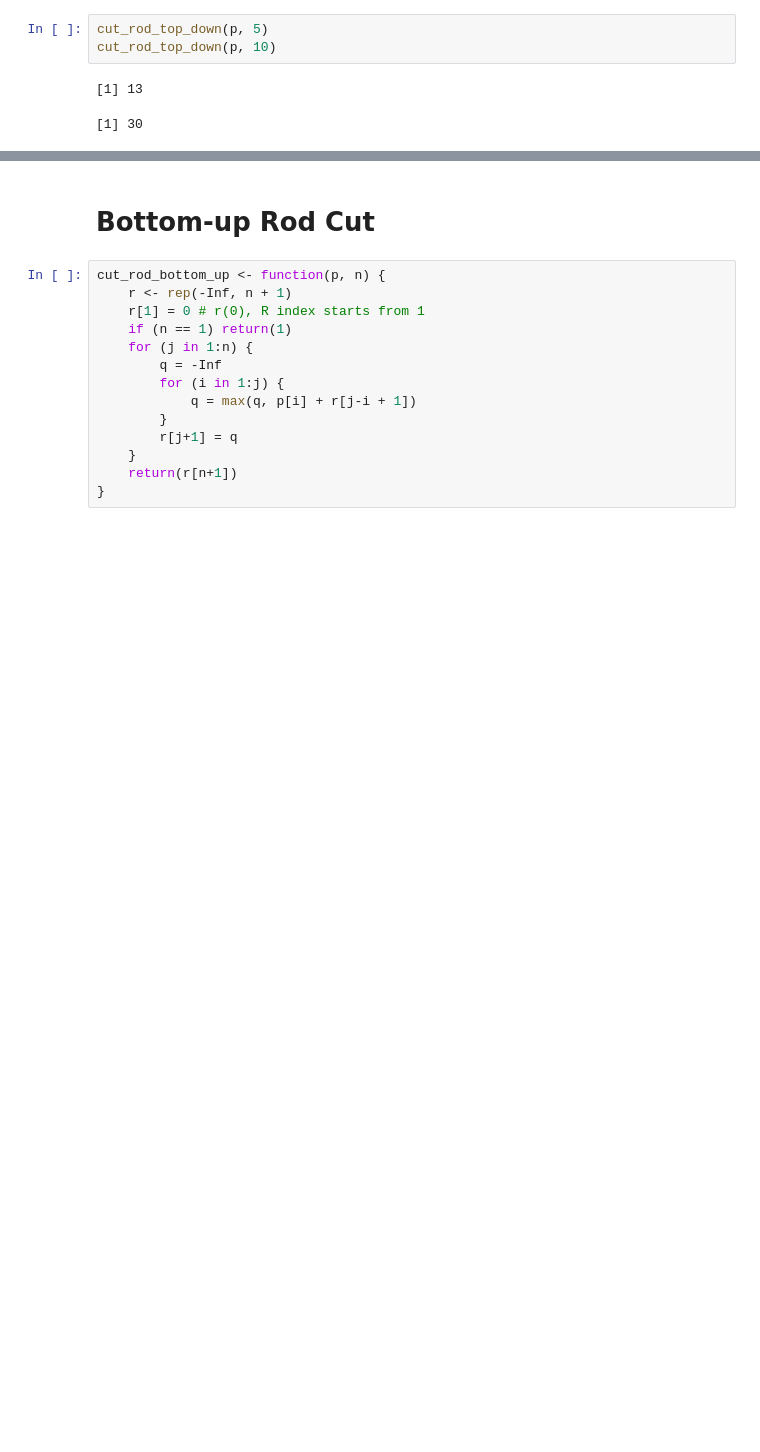
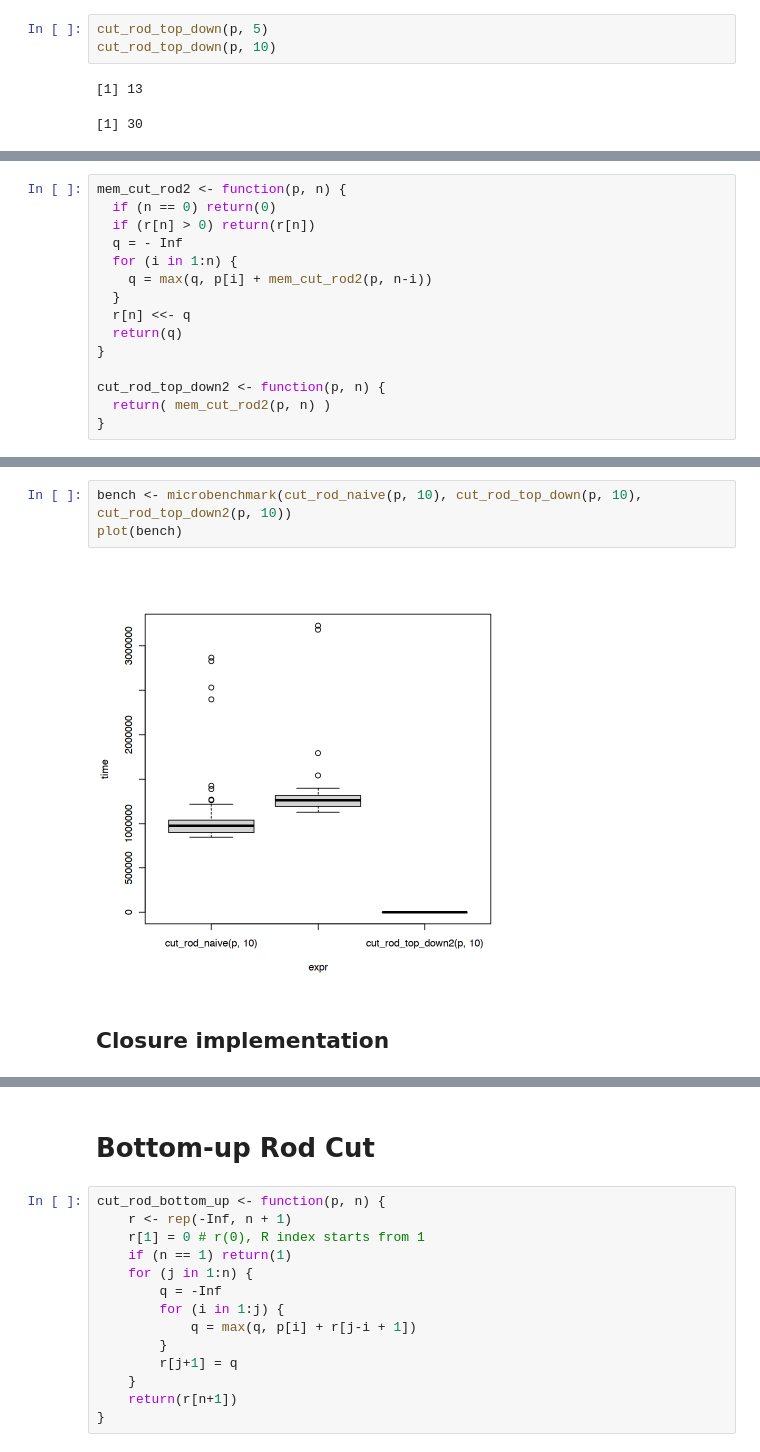
Before and after one commit to rluo/statcomp, a Jupyter notebook: dp.ipynb, the cells around one changed output, grey strips where cells are left out. Drawn from its saved outputs; the diff is of its cells as text; blank space fills up the shorter version.

Commit message:
add various implementations

```diff
--- a/dp.ipynb
+++ b/dp.ipynb
@@ -59,0 +62,15 @@ cut_rod_top_down(p, 10)
+# %%
+mem_cut_rod2 <- function(p, n) {
+  if (n == 0) return(0)
+  if (r[n] > 0) return(r[n])
+  q = - Inf
+  for (i in 1:n) {
+    q = max(q, p[i] + mem_cut_rod2(p, n-i))
+  }
+  r[n] <<- q
+  return(q)
+}
+
+cut_rod_top_down2 <- function(p, n) {
+  return( mem_cut_rod2(p, n) )
+}
@@ -59,0 +85,7 @@ cut_rod_top_down(p, 10)
+# %%
+bench <- microbenchmark(cut_rod_naive(p, 10), cut_rod_top_down(p, 10), cut_rod_top_down2(p, 10))
+plot(bench)
+# %% [output]
+[figure, added]
+# %% [markdown]
+## Closure implementation
```
Also changed, not shown: parts of 5 cells of this notebook.
